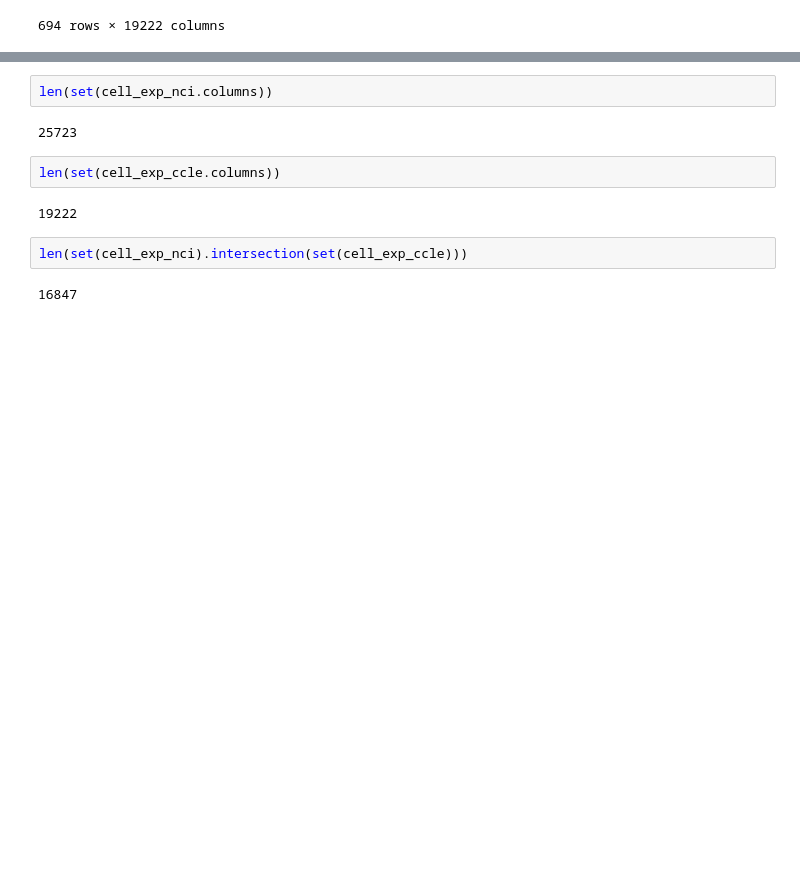
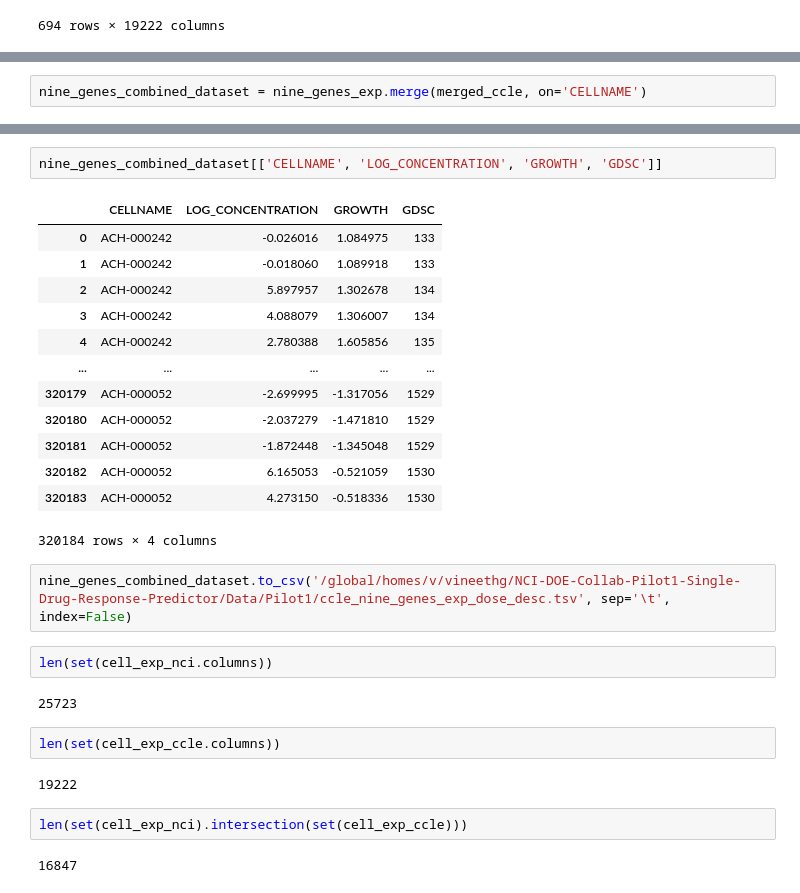
Before and after one commit to vgutta/NCI-DOE-Collab-Pilot1-Single-Drug-Response-Predictor, a Jupyter notebook: Pilot1/P1B3/nci_ccle.ipynb, the cells around one changed output, grey strips where cells are left out. Cells and saved outputs as stored; diff of their text form; blank space fills up the shorter version.

```diff
--- a/Pilot1/P1B3/nci_ccle.ipynb
+++ b/Pilot1/P1B3/nci_ccle.ipynb
@@ -620,0 +620,2 @@ cell_exp_ccle
+# %%
+nine_genes_combined_dataset = nine_genes_exp.merge(merged_ccle, on='CELLNAME')
@@ -621,3 +637,21 @@ cell_exp_ccle
+# %%
+nine_genes_combined_dataset[['CELLNAME', 'LOG_CONCENTRATION', 'GROWTH', 'GDSC']]
+# %% [output]
+|  | CELLNAME | LOG_CONCENTRATION | GROWTH | GDSC |
+| 0 | ACH-000242 | -0.026016 | 1.084975 | 133 |
+| 1 | ACH-000242 | -0.018060 | 1.089918 | 133 |
+| 2 | ACH-000242 | 5.897957 | 1.302678 | 134 |
+| 3 | ACH-000242 | 4.088079 | 1.306007 | 134 |
+| 4 | ACH-000242 | 2.780388 | 1.605856 | 135 |
+| ... | ... | ... | ... | ... |
+| 320179 | ACH-000052 | -2.699995 | -1.317056 | 1529 |
+| 320180 | ACH-000052 | -2.037279 | -1.471810 | 1529 |
+| 320181 | ACH-000052 | -1.872448 | -1.345048 | 1529 |
+| 320182 | ACH-000052 | 6.165053 | -0.521059 | 1530 |
+| 320183 | ACH-000052 | 4.273150 | -0.518336 | 1530 |
+320184 rows × 4 columns
+# %%
+nine_genes_combined_dataset.to_csv('/global/homes/v/vineethg/NCI-DOE-Collab-Pilot1-Single-Drug-Response-Predictor/Data/Pilot1/ccle_nine_genes_exp_dose_desc.tsv', sep='\t', index=False)
 # %%
 len(set(cell_exp_nci.columns))
 # %% [output]
```
Also changed, not shown: parts of 17 cells of this notebook, 3 other files.
